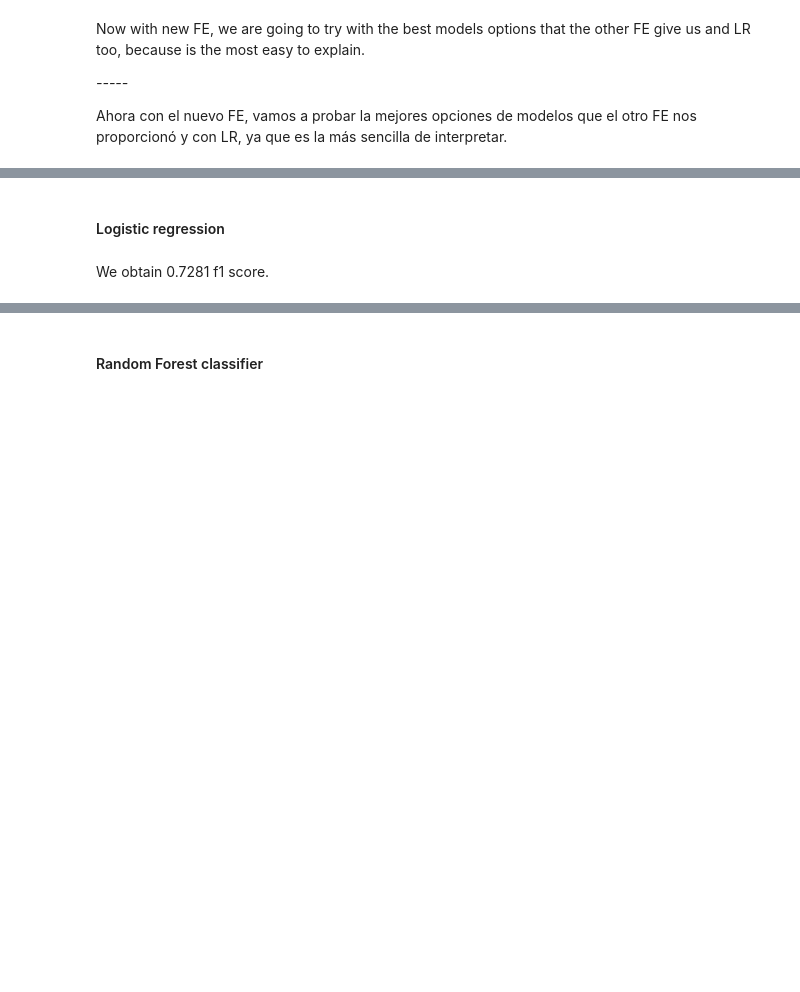
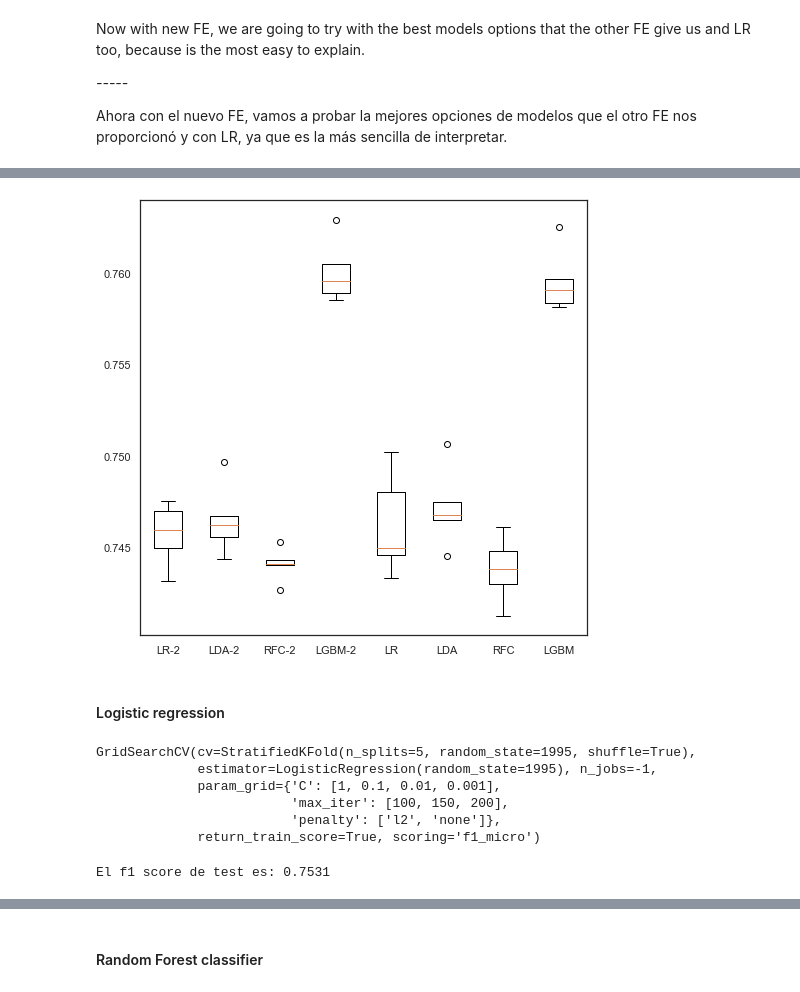
Before and after one commit to bereamanuel/Ritchter-s-predictors, a Jupyter notebook: jupyter/dataAnalisis.ipynb, the cells around one changed output, grey strips where cells are left out. Cells and saved outputs as stored; diff of their text form; code cells hidden in the pictures; blank space fills up the shorter version.

```diff
--- a/jupyter/dataAnalisis.ipynb
+++ b/jupyter/dataAnalisis.ipynb
@@ -1933,10 +1969,14 @@ Ahora podemos ver como KGBM es la mejor opcion nuevamente, pero LR ahora es la s
+# %%
+boxplots_algorithms(results[4:], names[4:])
+# %% [output]
+[figure, added]
 # %% [markdown]
 #### Logistic regression
 # %%
 param_gridLR = {
     'penalty' : ['l2','none'],
     'C' : [1,0.1,0.01,0.001],
-    'max_iter' : [100, 150,200]
+    'max_iter' : [100,150,200]
 }
 modelLR = LogisticRegression(random_state= 1995)
 
@@ -1953,14 +1993,23 @@ gridLR = GridSearchCV(
         return_train_score = True
        )
 
-gridLR.fit(X = X_train, y = y_train)
+gridLR.fit(X = X2_train, y = y2_train)
+# %% [output]
+GridSearchCV(cv=StratifiedKFold(n_splits=5, random_state=1995, shuffle=True),
+             estimator=LogisticRegression(random_state=1995), n_jobs=-1,
+             param_grid={'C': [1, 0.1, 0.01, 0.001],
+                         'max_iter': [100, 150, 200],
+                         'penalty': ['l2', 'none']},
+             return_train_score=True, scoring='f1_micro')
 # %%
-prediccionesLR = gridLR.predict(X = X_test)
+prediccionesLR = gridLR.predict(X = X2_test)
 
 f1score0 = f1_score(
-        y_true  = y_test,
+        y_true  = y2_test,
         y_pred  = prediccionesLR,
         average = 'micro'
     )
 
 print(f"El f1 score de test es: {round(f1score0,4)}")
+# %% [output]
+El f1 score de test es: 0.7531
@@ -1973,2 +2015,0 @@ test_copy[['building_id','damage_grade']].to_csv("../predictions/predLRModel1.cs
-# %% [markdown]
-We obtain 0.7281 f1 score.
```
Also changed, not shown: parts of 12 cells of this notebook.
